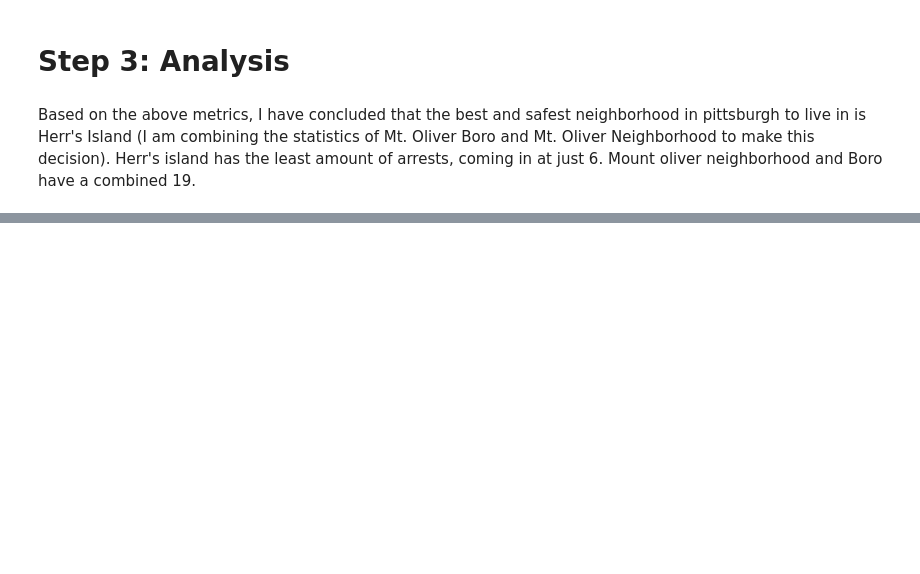
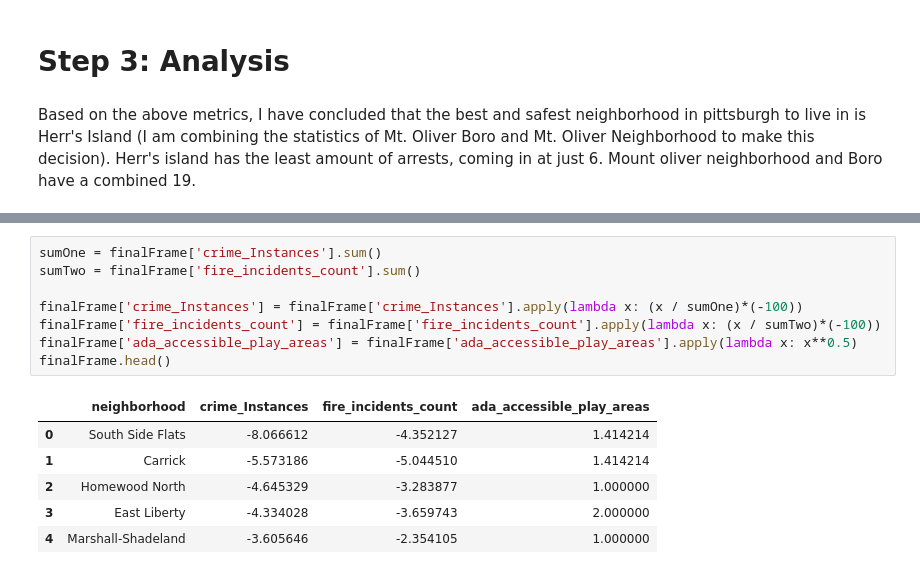
Before and after one commit to JaysonPatel/Final-Project-CS0010, a Jupyter notebook: FinalProject.ipynb, the cells around one changed output, grey strips where cells are left out. Drawn from its saved outputs; the diff is of its cells as text; blank space fills up the shorter version.

```diff
--- a/FinalProject.ipynb
+++ b/FinalProject.ipynb
@@ -317,0 +333,15 @@ print((7+1+0.05)-7)
+# %%
+sumOne = finalFrame['crime_Instances'].sum()
+sumTwo = finalFrame['fire_incidents_count'].sum()
+
+finalFrame['crime_Instances'] = finalFrame['crime_Instances'].apply(lambda x: (x / sumOne)*(-100))
+finalFrame['fire_incidents_count'] = finalFrame['fire_incidents_count'].apply(lambda x: (x / sumTwo)*(-100))
+finalFrame['ada_accessible_play_areas'] = finalFrame['ada_accessible_play_areas'].apply(lambda x: x**0.5)
+finalFrame.head()
+# %% [output]
+|  | neighborhood | crime_Instances | fire_incidents_count | ada_accessible_play_areas |
+| 0 | South Side Flats | -8.066612 | -4.352127 | 1.414214 |
+| 1 | Carrick | -5.573186 | -5.044510 | 1.414214 |
+| 2 | Homewood North | -4.645329 | -3.283877 | 1.000000 |
+| 3 | East Liberty | -4.334028 | -3.659743 | 2.000000 |
+| 4 | Marshall-Shadeland | -3.605646 | -2.354105 | 1.000000 |
```
Also changed, not shown: parts of 15 cells of this notebook, 8 other files.
